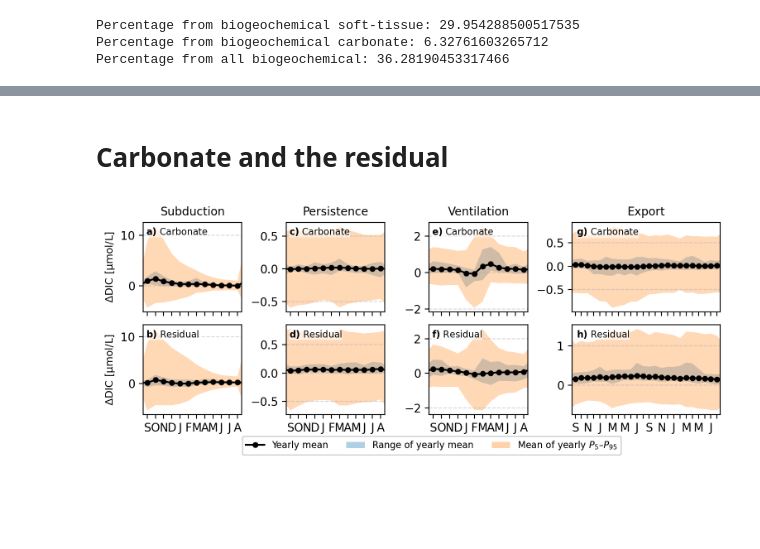
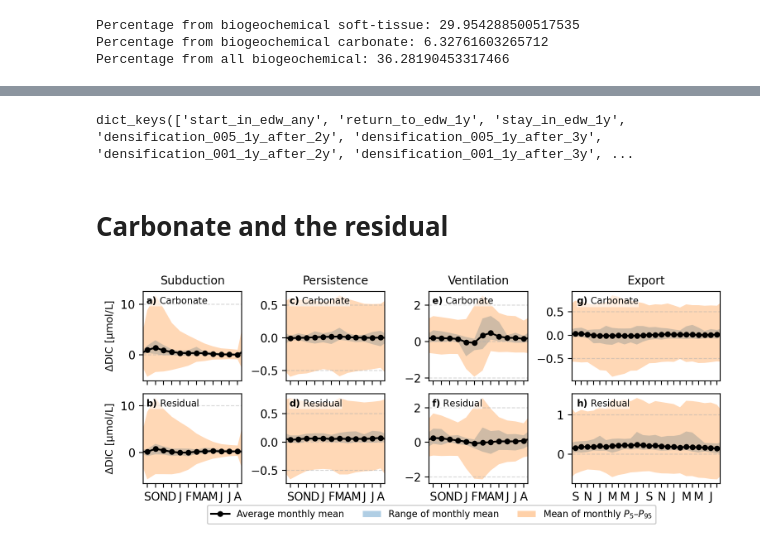
Before and after one commit to OceanParcels/NASTMW_DIC, a Jupyter notebook: analysis/total_change_production.ipynb, the cells around one changed output, grey strips where cells are left out. Cells and saved outputs as stored; diff of their text form; code cells hidden in the pictures; blank space fills up the shorter version.

```diff
--- a/analysis/total_change_production.ipynb
+++ b/analysis/total_change_production.ipynb
@@ -82,10 +83,13 @@ experiments_title = {
     "subduction_after_3y" : "Subduction over 3 years"
 }
 # %%
-experiments_production = {"subduction_after_1y": "Subduction",
+experiments_production = {
+                          "subduction_after_1y": "Subduction",
                           "stay_in_edw_1y": "Persistence",
                           "reached_mixing_back_in_edw": "Ventilation",
-                          "densification_001_1y_after_2y": "Export"}
+                          "densification_001_1y_after_2y": "Export",
+                          "start_in_edw_any": "All trajectories (forward)",
+                          "backw_start_in_edw_any": "All trajectories (backward)",}
 # %%
 flux_types = ["DDIC", "DDIC_bio_soft", "DDIC_bio_carbonate", "DDIC_diff", "DDIC_residual"]
 # %%
@@ -101,7 +106,7 @@ flux_types_pretty = {
 # %%
 import pickle
 
-with open(f"output/EDW_DIC_monthly_change_{1995}-{2015}.pickle", "rb") as f:
+with open(f"output/EDW_DIC_monthly_change_{1995}-{2015}_v3.pickle", "rb") as f:
     results_monthly_DIC_change = pickle.load(f)
 # %%
 def create_binning(constituents, vmin=-50, vmax=100, width=2.5):
@@ -760,3 +885,7 @@ ensemble_totavgs_avg['bio_soft']/ensemble_totavgs_avg['total']=0.833968059518952
+# %%
+results_monthly_DIC_change[1995].keys()
+# %% [output]
+dict_keys(['start_in_edw_any', 'return_to_edw_1y', 'stay_in_edw_1y', 'densification_005_1y_after_2y', 'densification_005_1y_after_3y', 'densification_001_1y_after_2y', 'densification_001_1y_after_3y', ...
 # %% [markdown]
 # Carbonate and the residual
 # %%
@@ -768,7 +897,7 @@ fig = plt.figure(figsize=(9,3.5))
 gs = gridspec.GridSpec(ncols=4, nrows=3, figure=fig, height_ratios=[1,1,0.2], width_ratios=[1,1,1,1.5], wspace=0.4, hspace=0.2)
 flux_ax_list = []
 
-for expidx, expname in enumerate(list(experiments_production.keys())):
+for expidx, expname in enumerate(list(experiments_production.keys())[:4]):
     if '2y' in expname:
         months = np.arange(24)
         month_names_use = month_names + month_names
@@ -804,28 +933,28 @@ for expidx, expname in enumerate(list(experiments_production.keys())):
             p05[yearidx] = np.array(results_monthly_DIC_change[year][expname][flux_type]['p05'])
             p95[yearidx] = np.array(results_monthly_DIC_change[year][expname][flux_type]['p95'])
 
-        mean_of_means = means.mean(axis=0)
-        std_of_means = means.std(axis=0)
-        min_mean = means.min(axis=0)
-        max_mean = means.max(axis=0)
-        mean_of_p01 = p01.mean(axis=0)
-        mean_of_p99 = p99.mean(axis=0)
-        mean_of_p05 = p05.mean(axis=0)
-        mean_of_p95 = p95.mean(axis=0)
+        mean_of_means = np.nanmean(means, axis=0)
+        std_of_means = np.nanstd(means, axis=0)
+        min_mean = np.nanmin(means, axis=0)
+        max_mean = np.nanmax(means, axis=0)
+        mean_of_p01 = np.nanmean(p01, axis=0)
+        mean_of_p99 = np.nanmean(p99, axis=0)
+        mean_of_p05 = np.nanmean(p05, axis=0)
+        mean_of_p95 = np.nanmean(p95, axis=0)
 
         ax.plot(extended_months, np.concatenate(([mean_of_means[-1]], mean_of_means, [mean_of_means[0]])),
-                marker="o", markersize=4, label="Yearly mean", color="black")
+                marker="o", markersize=4, label="Average monthly mean", color="black")
         ax.fill_between(x=extended_months,
                         y1=np.concatenate(([min_mean[-1]], min_mean, [min_mean[0]])),
                         y2=np.concatenate(([max_mean[-1]], max_mean, [max_mean[0]])),
-                        label="Range of yearly mean", zorder=-1, alpha=0.3)
+                        label="Range of monthly mean", zorder=-1, alpha=0.3)
         ax.fill_between(x=extended_months,
                         # y1=np.concatenate(([mean_of_p01[-1]], mean_of_p01, [mean_of_p01[0]])),
                         # y2=np.concatenate(([mean_of_p99[-1]], mean_of_p99, [mean_of_p99[0]])),
                         # label=r"Yearly mean $P_1–P_{99}$",
                         y1=np.concatenate(([mean_of_p05[-1]], mean_of_p05, [mean_of_p05[0]])),
                         y2=np.concatenate(([mean_of_p95[-1]], mean_of_p95, [mean_of_p95[0]])),
-                        label=r"Mean of yearly $P_5–P_{95}$",
+                        label=r"Mean of monthly $P_5–P_{95}$",
                         zorder=-1, alpha=0.3)
 
         # # Set x-axis ticks and tick labels
@@ -844,32 +973,32 @@ for expidx, expname in enumerate(list(experiments_production.keys())):
 
         if fluxidx == 0:
             ax.set_xticklabels([])
             ax.set_title(f"{experiments_production[expname]}", fontsize=10)
 
 
         ax.set_xlim(-0.5, months.size-0.5)
         ax.text(0.03, 0.95, r"$\bf{"+f"{alphabet_labels[axidx]})" + r"}$ " + flux_types_pretty[flux_type],
                 transform=ax.transAxes, fontsize=8, va='top', ha='left', bbox=dict(facecolor='white', edgecolor='none', alpha=0.6, pad=0.1))
 
         # if ax.get_ylim()[0] < min_lim:
         #     min_lim = ax.get_ylim()[0]
         # if ax.get_ylim()[1] > max_lim:
         #     max_lim = ax.get_ylim()[1]
 
     for ax in flux_ax_list:
     #     ax.set_ylim(min_lim, max_lim)
     #     # set y minor ticks
     #     # ax.yaxis.set_minor_locator(MultipleLocator(5))
         ax.grid(axis="y", which='both', alpha=0.5, linestyle="--")
 
     # # Set up legend for the right plot
     dummy_ax = fig.add_subplot(gs[2, :], visible=True)
     handles, labels = flux_ax_list[0].get_legend_handles_labels()
     dummy_ax.axis('off')
     dummy_ax.legend(handles, labels, ncols=3, loc='center', fontsize=8, bbox_to_anchor=(0.5, 0))  # Adjust location as needed
 
-fig.savefig(f"figures/total_change_production/carbonate_residual.pdf", bbox_inches='tight')
+# fig.savefig(f"figures/total_change_production/carbonate_residual.pdf", bbox_inches='tight')
 
 plt.show()
 # %% [output]
-[figure, old version]
+[figure, new version]
```
Also changed, not shown: parts of 15 cells of this notebook, 5 other files.
